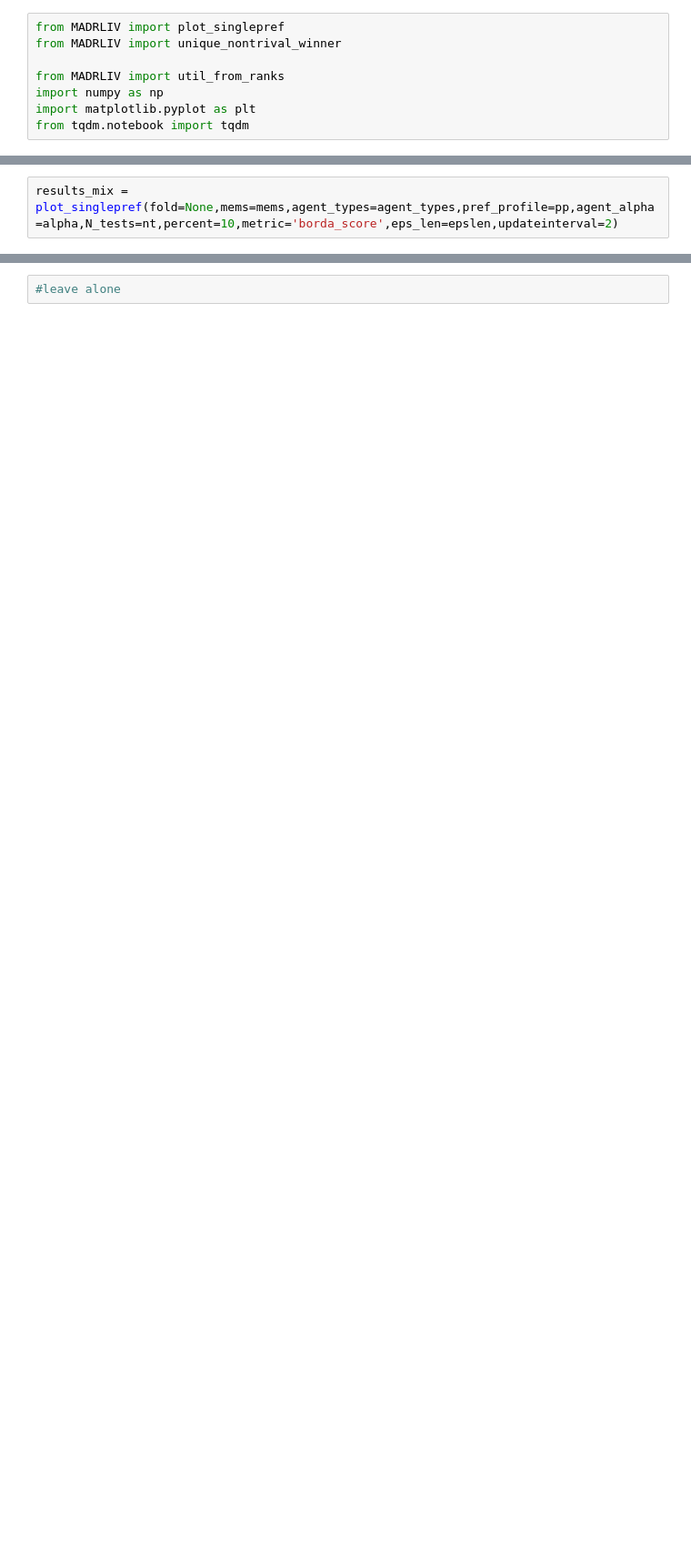
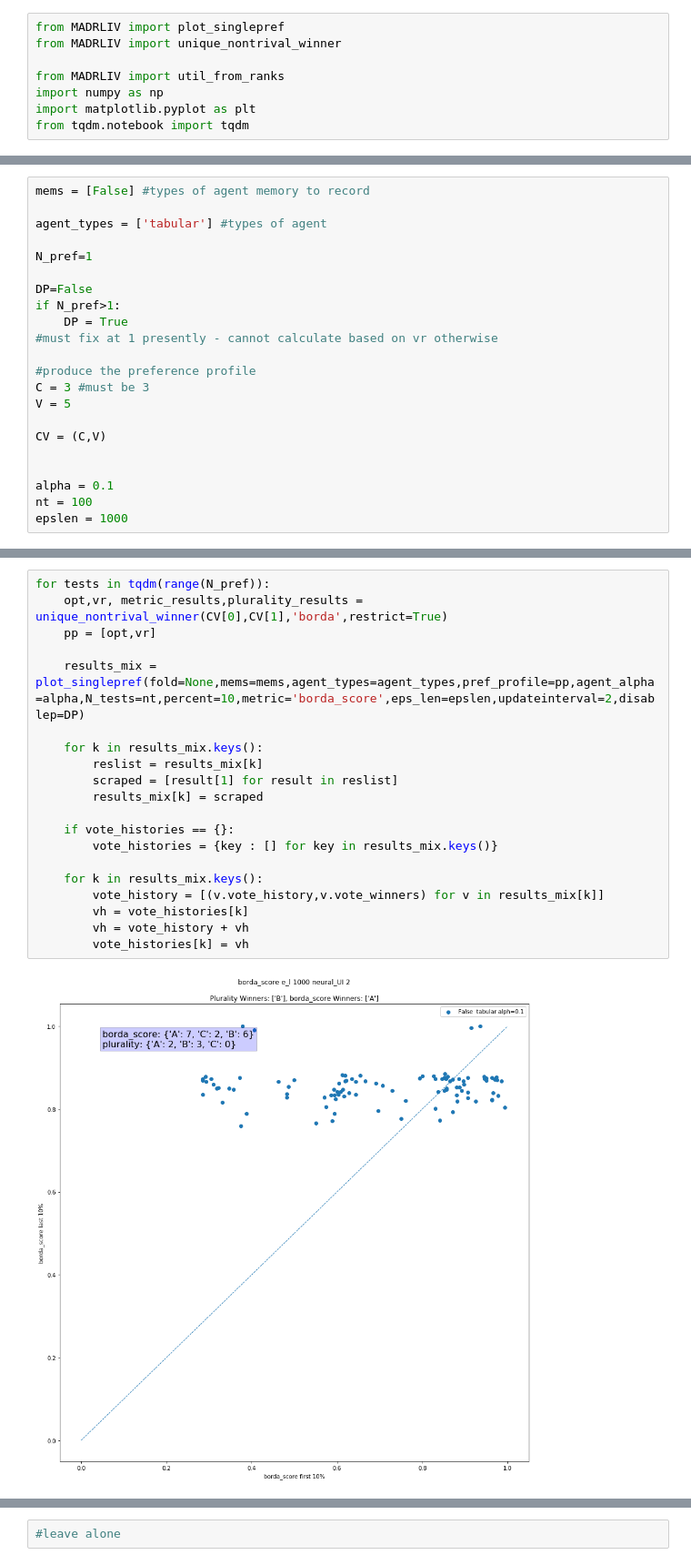
Before and after one commit to SammyDMartin/MADRLIV, a Jupyter notebook: A_ratios.ipynb, the cells around one changed output, grey strips where cells are left out. Shown at 91% size. Drawn from its saved outputs; the diff is of its cells as text; blank space fills up the shorter version.

```diff
--- a/A_ratios.ipynb
+++ b/A_ratios.ipynb
@@ -26,2 +8,0 @@ epslen = 300
-# %%
-results_mix = plot_singlepref(fold=None,mems=mems,agent_types=agent_types,pref_profile=pp,agent_alpha=alpha,N_tests=nt,percent=10,metric='borda_score',eps_len=epslen,updateinterval=2)
@@ -35,0 +9,22 @@ for k in results_mix.keys():
+# %%
+mems = [False] #types of agent memory to record
+
+agent_types = ['tabular'] #types of agent
+
+N_pref=1
+
+DP=False
+if N_pref>1:
+    DP = True
+#must fix at 1 presently - cannot calculate based on vr otherwise
+
+#produce the preference profile
+C = 3 #must be 3
+V = 5
+
+CV = (C,V)
+
+
+alpha = 0.1
+nt = 100
+epslen = 1000
@@ -35,0 +33,22 @@ for k in results_mix.keys():
+# %%
+for tests in tqdm(range(N_pref)):
+    opt,vr, metric_results,plurality_results = unique_nontrival_winner(CV[0],CV[1],'borda',restrict=True)
+    pp = [opt,vr]
+
+    results_mix = plot_singlepref(fold=None,mems=mems,agent_types=agent_types,pref_profile=pp,agent_alpha=alpha,N_tests=nt,percent=10,metric='borda_score',eps_len=epslen,updateinterval=2,disablep=DP)
+
+    for k in results_mix.keys():
+        reslist = results_mix[k]
+        scraped = [result[1] for result in reslist]
+        results_mix[k] = scraped
+
+    if vote_histories == {}:
+        vote_histories = {key : [] for key in results_mix.keys()}
+
+    for k in results_mix.keys():
+        vote_history = [(v.vote_history,v.vote_winners) for v in results_mix[k]]
+        vh = vote_histories[k]
+        vh = vote_history + vh
+        vote_histories[k] = vh
+# %% [output]
+[figure, added]
```
Also changed, not shown: parts of 17 cells of this notebook, 3 other files.
